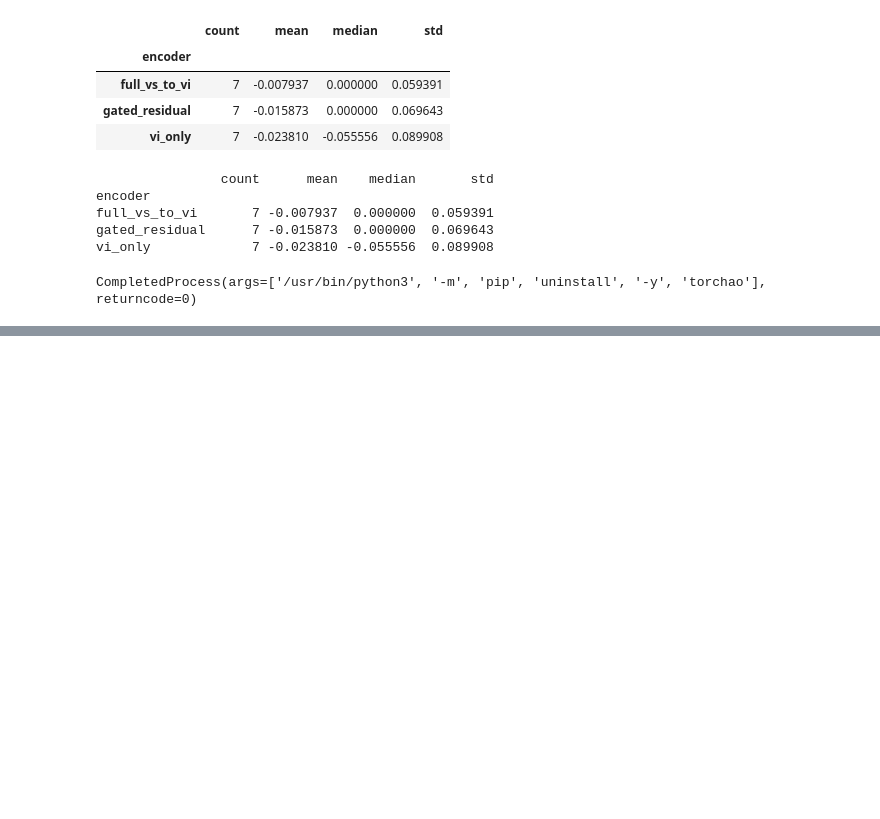
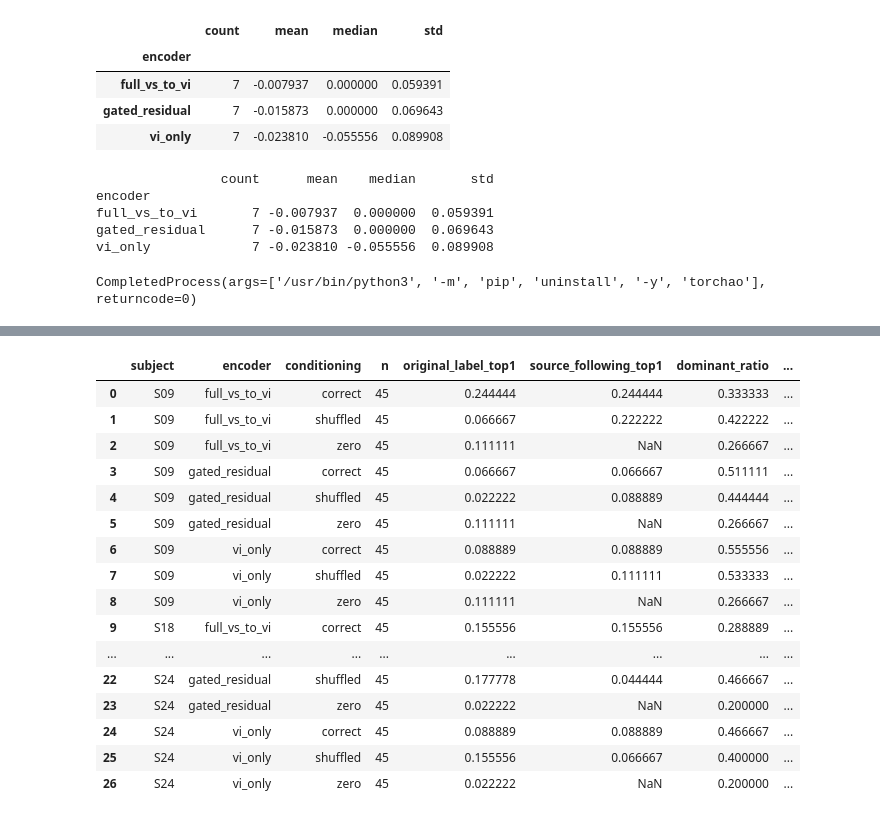
Before and after one commit to heegyukim4043/test_diffusion_EEG_visualstim_image, a Jupyter notebook: colab_next_priority_runs.ipynb, the cells around one changed output, grey strips where cells are left out. Cells and saved outputs as stored; diff of their text form; code cells hidden in the pictures; blank space fills up the shorter version.

```diff
--- a/colab_next_priority_runs.ipynb
+++ b/colab_next_priority_runs.ipynb
@@ -1629,0 +1715,65 @@ print(orig_group5.to_string())
+# %%
+from pathlib import Path
+import pandas as pd
+import numpy as np
+
+ROOT = Path("/content/drive/MyDrive/vsvi_data/vi_rawtf_downstream_generation_spc5")
+manifests = sorted(ROOT.rglob("generation_manifest.csv"))
+
+print("manifests:", len(manifests))
+assert len(manifests) == 9
+
+rows = []
+
+for path in manifests:
+    df = pd.read_csv(path)
+
+    subj = next((x for x in path.parts if x.startswith("S") and x[1:].isdigit()), None)
+    encoder = path.parent.name
+
+    pred_col = "pred_label" if "pred_label" in df.columns else "top1_label"
+    true_col = "true_label"
+
+    source_candidates = [
+        "source_label", "conditioning_label", "condition_label",
+        "eeg_source_label", "source_class", "conditioning_class",
+    ]
+    source_col = next((c for c in source_candidates if c in df.columns), None)
+
+    for cond, g in df.groupby("conditioning"):
+        if cond not in ["correct", "shuffled", "zero"]:
+            continue
+
+        pred = g[pred_col].to_numpy()
+        true = g[true_col].to_numpy()
+
+        original_top1 = (pred == true).mean()
+
+        if source_col is not None:
+            source = g[source_col].to_numpy()
+        elif cond == "correct":
+            source = true
+        elif cond == "shuffled":
+            source = (true + 1) % 9
+        else:
+            source = np.full_like(true, -1)
+
+        source_following = (pred == source).mean() if cond != "zero" else np.nan
+
+        counts = pd.Series(pred).value_counts().reindex(range(9), fill_value=0).to_list()
+        dominant_ratio = max(counts) / sum(counts)
+
+        rows.append({
+            "subject": subj,
+            "encoder": encoder,
+            "conditioning": cond,
+            "n": len(g),
+            "original_label_top1": original_top1,
+            "source_following_top1": source_following,
+            "dominant_ratio": dominant_ratio,
+            "prediction_counts": counts,
+        })
+
+gen5 = pd.DataFrame(rows)
+display(gen5.sort_values(["subject", "encoder", "conditioning"]))
+# %% [output]
@@ -1629,0 +1781,17 @@ print(orig_group5.to_string())
+|  | subject | encoder | conditioning | n | original_label_top1 | source_following_top1 | dominant_ratio | ... |
+| 0 | S09 | full_vs_to_vi | correct | 45 | 0.244444 | 0.244444 | 0.333333 | ... |
+| 1 | S09 | full_vs_to_vi | shuffled | 45 | 0.066667 | 0.222222 | 0.422222 | ... |
+| 2 | S09 | full_vs_to_vi | zero | 45 | 0.111111 | NaN | 0.266667 | ... |
+| 3 | S09 | gated_residual | correct | 45 | 0.066667 | 0.066667 | 0.511111 | ... |
+| 4 | S09 | gated_residual | shuffled | 45 | 0.022222 | 0.088889 | 0.444444 | ... |
+| 5 | S09 | gated_residual | zero | 45 | 0.111111 | NaN | 0.266667 | ... |
+| 6 | S09 | vi_only | correct | 45 | 0.088889 | 0.088889 | 0.555556 | ... |
+| 7 | S09 | vi_only | shuffled | 45 | 0.022222 | 0.111111 | 0.533333 | ... |
+| 8 | S09 | vi_only | zero | 45 | 0.111111 | NaN | 0.266667 | ... |
+| 9 | S18 | full_vs_to_vi | correct | 45 | 0.155556 | 0.155556 | 0.288889 | ... |
+| ... | ... | ... | ... | ... | ... | ... | ... | ... |
+| 22 | S24 | gated_residual | shuffled | 45 | 0.177778 | 0.044444 | 0.466667 | ... |
+| 23 | S24 | gated_residual | zero | 45 | 0.022222 | NaN | 0.200000 | ... |
+| 24 | S24 | vi_only | correct | 45 | 0.088889 | 0.088889 | 0.466667 | ... |
+| 25 | S24 | vi_only | shuffled | 45 | 0.155556 | 0.066667 | 0.400000 | ... |
+| 26 | S24 | vi_only | zero | 45 | 0.022222 | NaN | 0.200000 | ... |
```
Also changed, not shown: parts of 14 cells of this notebook.
